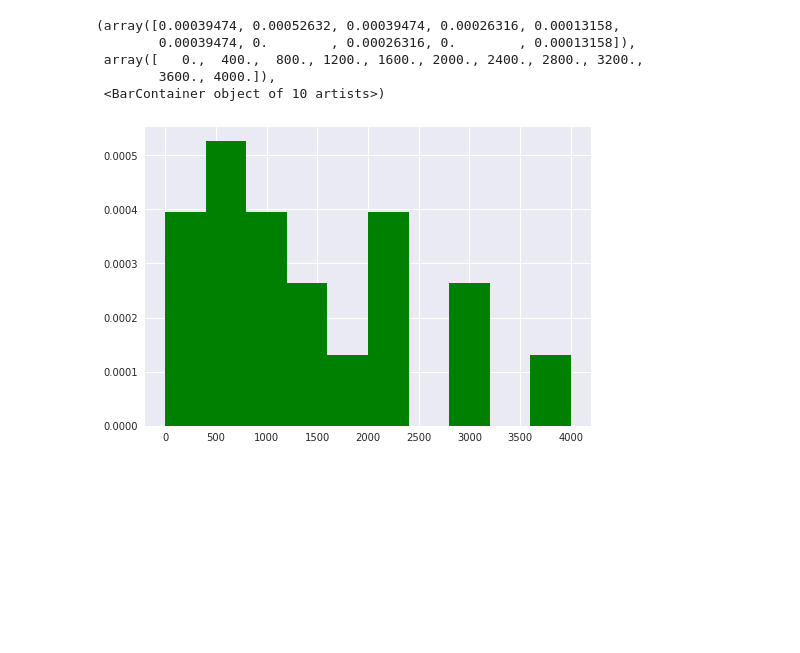
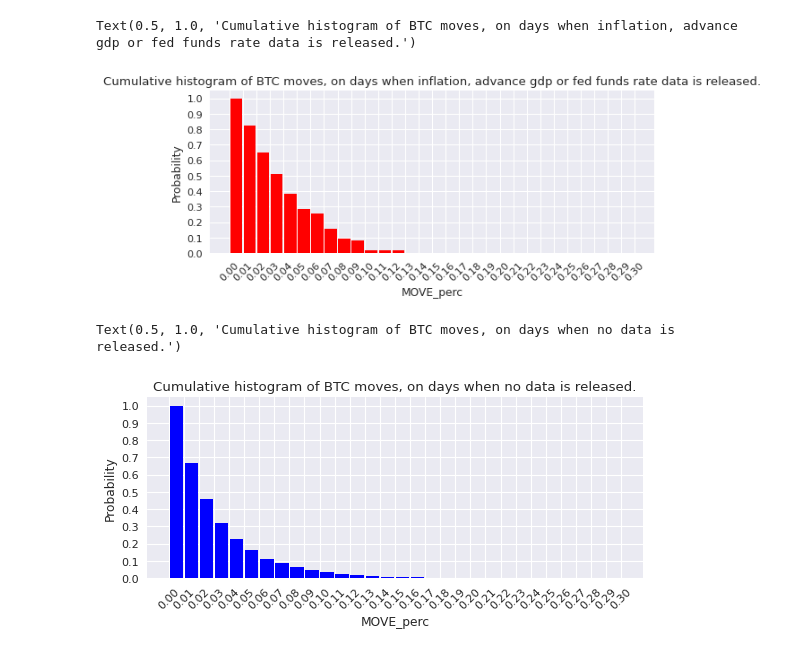
Before and after one commit to adevrent/vol_products_ftx, a Jupyter notebook: ftx_move.ipynb, the cells around one changed output. Saved outputs shown, nothing was run; the diff lists cells and outputs as text; code cells hidden in the pictures; blank space fills up the shorter version.

```diff
--- a/ftx_move.ipynb
+++ b/ftx_move.ipynb
@@ -90,13 +79,21 @@ man_pmi = ["2022-10-03", "2022-09-01", "2022-08-01", "2022-07-01", "2022-06-01",
            "2021-10-01", "2021-09-01", "2021-08-02", "2021-07-01", "2021-06-01", "2021-05-03", "2021-04-01", "2021-03-01", "2021-02-01", "2021-01-05"]
 employment = ["2022-10-07", "2022-09-02", "2022-08-05", "2022-08-05", "2022-07-08", "2022-06-03", "2022-05-06", "2022-04-01", "2022-03-04", "2022-02-04", "2022-01-07",
               "2021-12-03" , "2021-11-05" , "2021-10-08" , "2021-09-03" , "2021-08-06" , "2021-07-02" , "2021-06-04" , "2021-05-07" , "2021-04-02" , "2021-03-05" , "2021-02-05",
-               "2021-01-08"]
+              "2021-01-08"]
 gdp = ["2022-07-28", "2022-04-28", "2022-01-27", "2021-10-28", "2021-07-29", "2021-04-29", "2021-01-28"]
 cpi = ["2022-09-13", "2022-08-10", "2022-07-13", "2022-06-10", "2022-05-11", "2022-04-12", "2022-03-10", "2022-02-10", "2022-01-12", "2021-12-10", "2021-11-10", "2021-10-13",
        "2021-09-14", "2021-08-11", "2021-07-13", "2021-06-10", "2021-05-12", "2021-04-13", "2021-03-10", "2021-02-10", "2021-01-13"]
 pce = ["2022-09-30", "2022-08-26", "2022-07-29",
        "2022-06-30", "2022-05-27", "2022-04-29", "2022-03-31", "2022-02-25", "2022-01-28", "2021-12-23", "2021-11-24", "2021-10-29", "2021-10-01", "2021-08-27", "2021-07-30",
        "2021-06-25", "2021-05-28", "2021-04-30", "2021-03-26", "2021-02-26", "2021-01-29"]
-#ppi =
-#fomc =
+fomc = ["2022-09-21", "2022-07-27", "2022-06-15", "2022-05-04", "2022-03-16", "2022-01-26", "2021-12-15", "2021-11-03", "2021-09-22", "2021-07-28", "2021-06-16", "2021-04-28",
+        "2021-03-17", "2021-01-27"]
+
+# Aggregated lists:
+
+inflation = list(set(cpi + pce))
+prio1 = list(set(inflation + fomc + gdp))
+prio2 = list(set(man_pmi + employment))
+release_day = list(set(prio1 + prio2))
+#none_day
 # %%
@@ -144,11 +114,26 @@ plt.hist(df["MOVE"].loc[df["date"].isin(cpi)], bins = 10, range = (0, 5000), den
-# %%
-# pce histogram
-
-plt.hist(df["MOVE"].loc[df["date"].isin(pce)], bins = 10, range = (0, 5000), density = True, color = "g")
-# %% [output]
-(array([0.00039474, 0.00052632, 0.00039474, 0.00026316, 0.00013158,
-        0.00039474, 0.        , 0.00026316, 0.        , 0.00013158]),
- array([   0.,  400.,  800., 1200., 1600., 2000., 2400., 2800., 3200.,
-        3600., 4000.]),
- <BarContainer object of 10 artists>)
-[figure, removed]
+# %%
+# prio1 histogram
+figure(figsize=(8, 3), dpi=80)
+plt.hist(df["MOVE_perc"].loc[df["date"].isin(prio1)], bins = 30, range = (0, 0.3), density = True, cumulative = -1,  color = "r", rwidth = 0.9)
+plt.xlabel("MOVE_perc")
+plt.ylabel("Probability")
+plt.xticks(np.arange(0, 0.31, 0.01))
+plt.yticks(np.arange(0, 1.1, 0.1))
+plt.xticks(rotation = 45)
+plt.title("Cumulative histogram of BTC moves, on days when inflation, advance gdp or fed funds rate data is released.")
+# %% [output]
+Text(0.5, 1.0, 'Cumulative histogram of BTC moves, on days when inflation, advance gdp or fed funds rate data is released.')
+[figure, added]
+# %%
+#none_day histogram:
+figure(figsize=(8, 3), dpi=80)
+plt.hist(df["MOVE_perc"].loc[~df["date"].isin(release_day)], bins = 30, range = (0, 0.3), density = True, cumulative = -1,  color = "b", rwidth = 0.9)
+plt.xlabel("MOVE_perc")
+plt.ylabel("Probability")
+plt.xticks(np.arange(0, 0.31, 0.01))
+plt.yticks(np.arange(0, 1.1, 0.1))
+plt.xticks(rotation = 45)
+plt.title("Cumulative histogram of BTC moves, on days when no data is released.")
+# %% [output]
+Text(0.5, 1.0, 'Cumulative histogram of BTC moves, on days when no data is released.')
+[figure, added]
```
Also changed, not shown: parts of 14 cells of this notebook, 1 other file.
